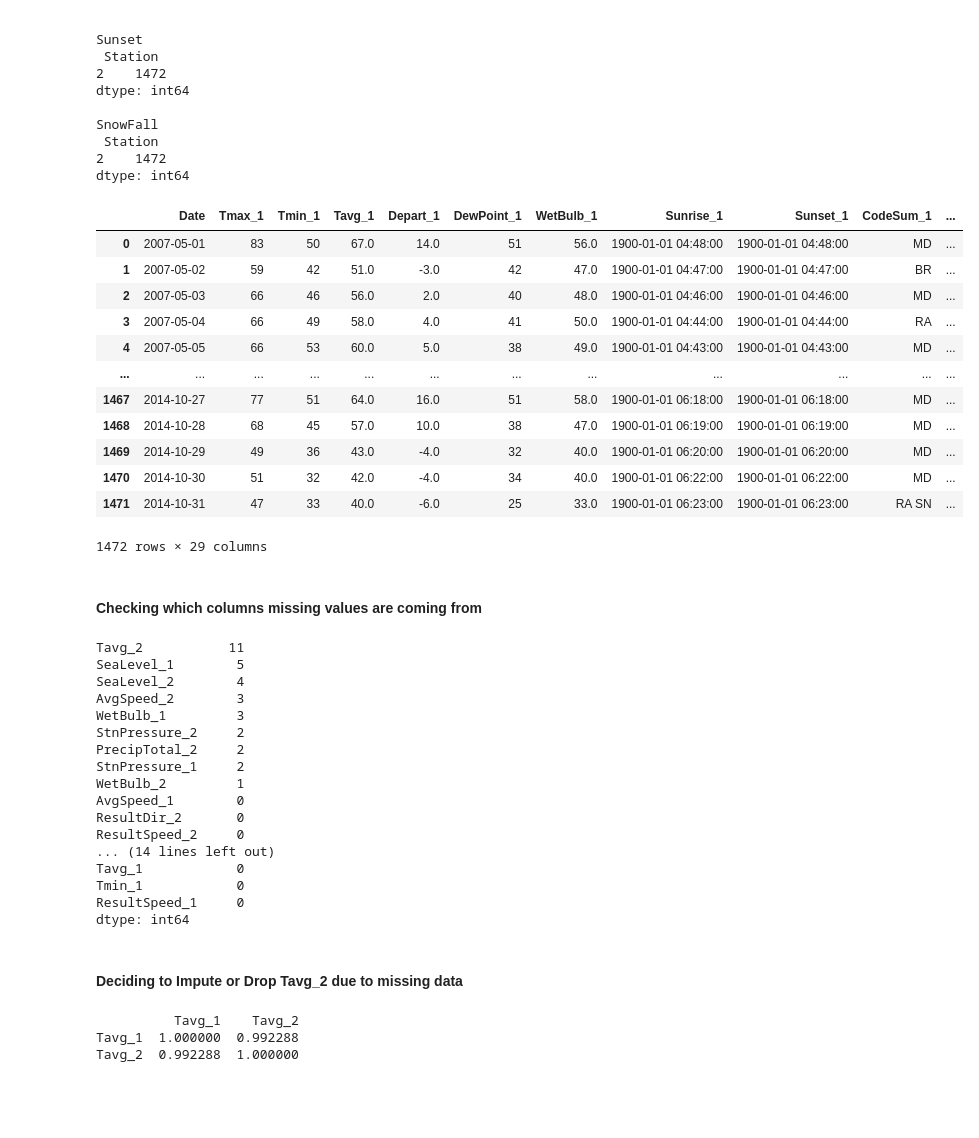
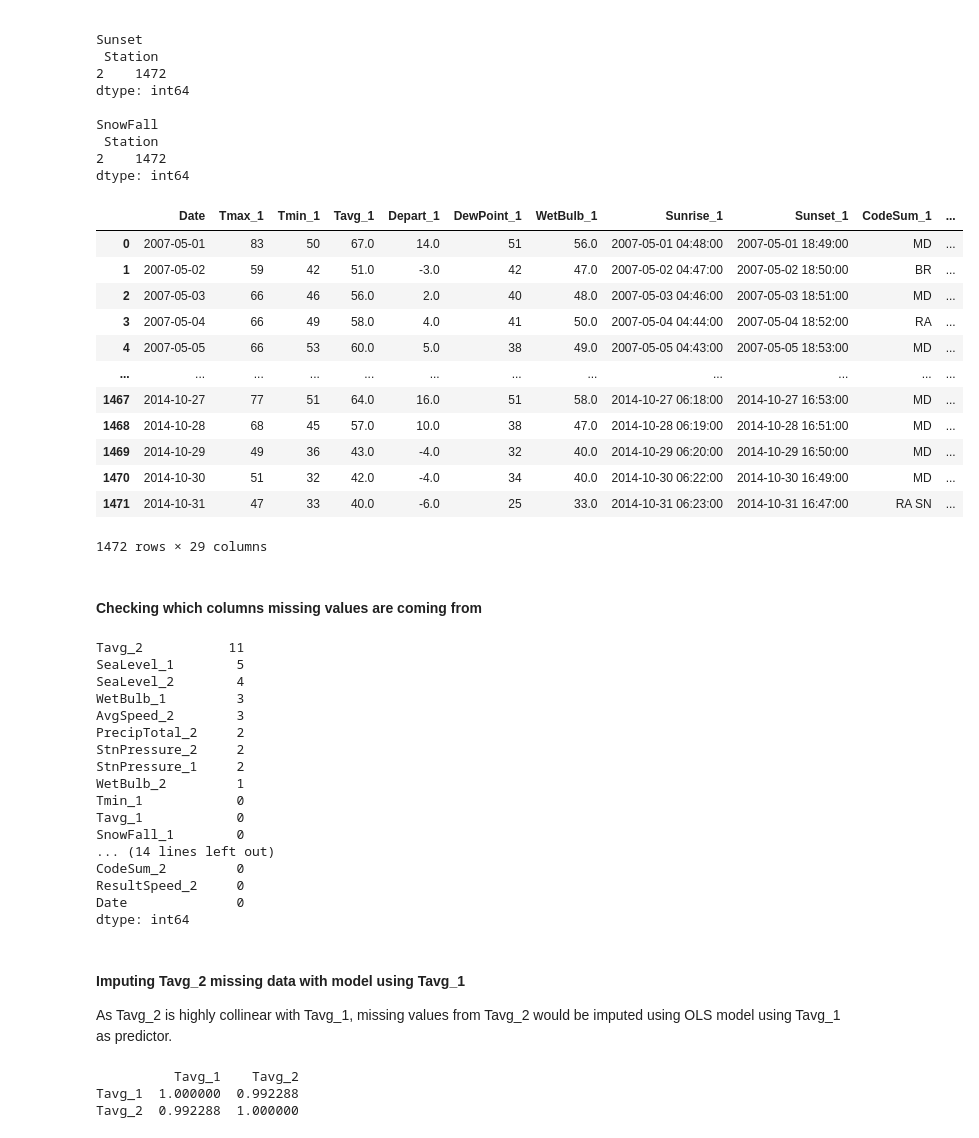
Before and after one commit to MadnugKG/P4---West-Nile-Virus, a Jupyter notebook: code/1. Clean Dataset_Weather.ipynb, the cells around one changed output. Drawn from its saved outputs; the diff is of its cells as text; code cells hidden in the pictures; blank space fills up the shorter version.

Commit message:
Updated Clean Dataset_Weather.ipynb

```diff
--- a/code/1. Clean Dataset_Weather.ipynb
+++ b/code/1. Clean Dataset_Weather.ipynb
@@ -54,8 +71,6 @@ dtype: object
 # %%
 # Change Date, Sunrise and Sunset to datetime format
 weather['Date'] = pd.to_datetime(weather['Date'])
-weather['Sunrise'] = pd.to_datetime(weather['Sunrise'], format='%H%M')
-weather['Sunset'] = pd.to_datetime(weather['Sunrise'], format='%H%M')
 # %% [markdown]
 #### Finding out why Snowfall and PrecipTotal are typed as object
 # %% [markdown]
@@ -264,4 +279,16 @@ dtype: int64
 # Split weather dataset into weather1 and weather2
 weather1 = weather[weather['Station'] == 1].copy()
 weather2 = weather[weather['Station'] == 2].copy()
+# %%
+# Converting sunrise and sunset to correct format
+weather1['Sunset'] = weather1['Sunset'].apply(lambda x: (int(x/100)+1)*100 if x%100==60 else int(x)).astype('str')
+weather1['Sunrise'] = weather1['Sunrise'].apply(lambda x: (int(x/100)+1)*100 if x%100==60 else int(x)).astype('str')
+
+# Adding Date to Sunset and Sunrise
+weather1['Sunset'] = weather1['Date'].astype('str') + " " + weather1['Sunset']
+weather1['Sunrise'] = weather1['Date'].astype('str') + " " + weather1['Sunrise']
+
+# Change Sunset and Sunrise to datetime format
+weather1['Sunset'] = pd.to_datetime(weather1['Sunset'], format='%Y-%m-%d %H%M')
+weather1['Sunrise'] = pd.to_datetime(weather1['Sunrise'], format='%Y-%m-%d %H%M')
 # %%
@@ -270,34 +297,36 @@ weather2.drop(columns=['Depart', 'Sunrise', 'Sunset', 'SnowFall'], inplace=True)
 # %%
 # Merge weather_1 and weather_2 together
 weather_df = pd.merge(left=weather1,
                      right=weather2,
                      on='Date',
                      suffixes=('_1', '_2'))
 
 # Dropping "Station_1" and "Station_2"
 weather_df.drop(columns=['Station_1', 'Station_2'], inplace=True)
 
 # Renaming Sunrise, Sunset, SnowFall with suffix _1
 weather_df.rename(columns={'Depart': 'Depart_1',
                            'Sunrise': 'Sunrise_1',
                            'Sunset': 'Sunset_1',
                            'SnowFall': 'SnowFall_1'}, inplace=True)
 
+weather_df['Sunrise_1'] = pd.to_datetime(weather_df['Sunrise_1'], format='%H%M')
+
 # Checking if changes were done correctly
 weather_df
 # %% [output]
 |  | Date | Tmax_1 | Tmin_1 | Tavg_1 | Depart_1 | DewPoint_1 | WetBulb_1 | Sunrise_1 | Sunset_1 | CodeSum_1 | ... |
-| 0 | 2007-05-01 | 83 | 50 | 67.0 | 14.0 | 51 | 56.0 | 1900-01-01 04:48:00 | 1900-01-01 04:48:00 | MD | ... |
-| 1 | 2007-05-02 | 59 | 42 | 51.0 | -3.0 | 42 | 47.0 | 1900-01-01 04:47:00 | 1900-01-01 04:47:00 | BR | ... |
-| 2 | 2007-05-03 | 66 | 46 | 56.0 | 2.0 | 40 | 48.0 | 1900-01-01 04:46:00 | 1900-01-01 04:46:00 | MD | ... |
-| 3 | 2007-05-04 | 66 | 49 | 58.0 | 4.0 | 41 | 50.0 | 1900-01-01 04:44:00 | 1900-01-01 04:44:00 | RA | ... |
-| 4 | 2007-05-05 | 66 | 53 | 60.0 | 5.0 | 38 | 49.0 | 1900-01-01 04:43:00 | 1900-01-01 04:43:00 | MD | ... |
+| 0 | 2007-05-01 | 83 | 50 | 67.0 | 14.0 | 51 | 56.0 | 2007-05-01 04:48:00 | 2007-05-01 18:49:00 | MD | ... |
+| 1 | 2007-05-02 | 59 | 42 | 51.0 | -3.0 | 42 | 47.0 | 2007-05-02 04:47:00 | 2007-05-02 18:50:00 | BR | ... |
+| 2 | 2007-05-03 | 66 | 46 | 56.0 | 2.0 | 40 | 48.0 | 2007-05-03 04:46:00 | 2007-05-03 18:51:00 | MD | ... |
+| 3 | 2007-05-04 | 66 | 49 | 58.0 | 4.0 | 41 | 50.0 | 2007-05-04 04:44:00 | 2007-05-04 18:52:00 | RA | ... |
+| 4 | 2007-05-05 | 66 | 53 | 60.0 | 5.0 | 38 | 49.0 | 2007-05-05 04:43:00 | 2007-05-05 18:53:00 | MD | ... |
 | ... | ... | ... | ... | ... | ... | ... | ... | ... | ... | ... | ... |
-| 1467 | 2014-10-27 | 77 | 51 | 64.0 | 16.0 | 51 | 58.0 | 1900-01-01 06:18:00 | 1900-01-01 06:18:00 | MD | ... |
-| 1468 | 2014-10-28 | 68 | 45 | 57.0 | 10.0 | 38 | 47.0 | 1900-01-01 06:19:00 | 1900-01-01 06:19:00 | MD | ... |
-| 1469 | 2014-10-29 | 49 | 36 | 43.0 | -4.0 | 32 | 40.0 | 1900-01-01 06:20:00 | 1900-01-01 06:20:00 | MD | ... |
-| 1470 | 2014-10-30 | 51 | 32 | 42.0 | -4.0 | 34 | 40.0 | 1900-01-01 06:22:00 | 1900-01-01 06:22:00 | MD | ... |
-| 1471 | 2014-10-31 | 47 | 33 | 40.0 | -6.0 | 25 | 33.0 | 1900-01-01 06:23:00 | 1900-01-01 06:23:00 | RA SN | ... |
+| 1467 | 2014-10-27 | 77 | 51 | 64.0 | 16.0 | 51 | 58.0 | 2014-10-27 06:18:00 | 2014-10-27 16:53:00 | MD | ... |
+| 1468 | 2014-10-28 | 68 | 45 | 57.0 | 10.0 | 38 | 47.0 | 2014-10-28 06:19:00 | 2014-10-28 16:51:00 | MD | ... |
+| 1469 | 2014-10-29 | 49 | 36 | 43.0 | -4.0 | 32 | 40.0 | 2014-10-29 06:20:00 | 2014-10-29 16:50:00 | MD | ... |
+| 1470 | 2014-10-30 | 51 | 32 | 42.0 | -4.0 | 34 | 40.0 | 2014-10-30 06:22:00 | 2014-10-30 16:49:00 | MD | ... |
+| 1471 | 2014-10-31 | 47 | 33 | 40.0 | -6.0 | 25 | 33.0 | 2014-10-31 06:23:00 | 2014-10-31 16:47:00 | RA SN | ... |
 1472 rows × 29 columns
 # %% [markdown]
 #### Checking which columns missing values are coming from
@@ -307,22 +336,23 @@ weather_df.isnull().sum().sort_values(ascending=False)
 Tavg_2           11
 SeaLevel_1        5
 SeaLevel_2        4
+WetBulb_1         3
 AvgSpeed_2        3
-WetBulb_1         3
+PrecipTotal_2     2
 StnPressure_2     2
-PrecipTotal_2     2
 StnPressure_1     2
 WetBulb_2         1
-AvgSpeed_1        0
-ResultDir_2       0
+Tmin_1            0
+Tavg_1            0
+SnowFall_1        0
+... (14 lines left out)
+CodeSum_2         0
 ResultSpeed_2     0
-... (14 lines left out)
-Tavg_1            0
-Tmin_1            0
-ResultSpeed_1     0
+Date              0
 dtype: int64
-# %% [markdown]
-#### Deciding to Impute or Drop Tavg_2 due to missing data
+# %% [markdown]
+#### Imputing Tavg_2 missing data with model using Tavg_1
+As Tavg_2 is highly collinear with Tavg_1, missing values from Tavg_2 would be imputed using OLS model using Tavg_1 as predictor.
 # %%
 # Checking if Tavg_1 and Tavg_2 are correlated
 print(weather_df[['Tavg_1', 'Tavg_2']].corr())
```
Also changed, not shown: parts of 54 cells of this notebook, 1 other file.
